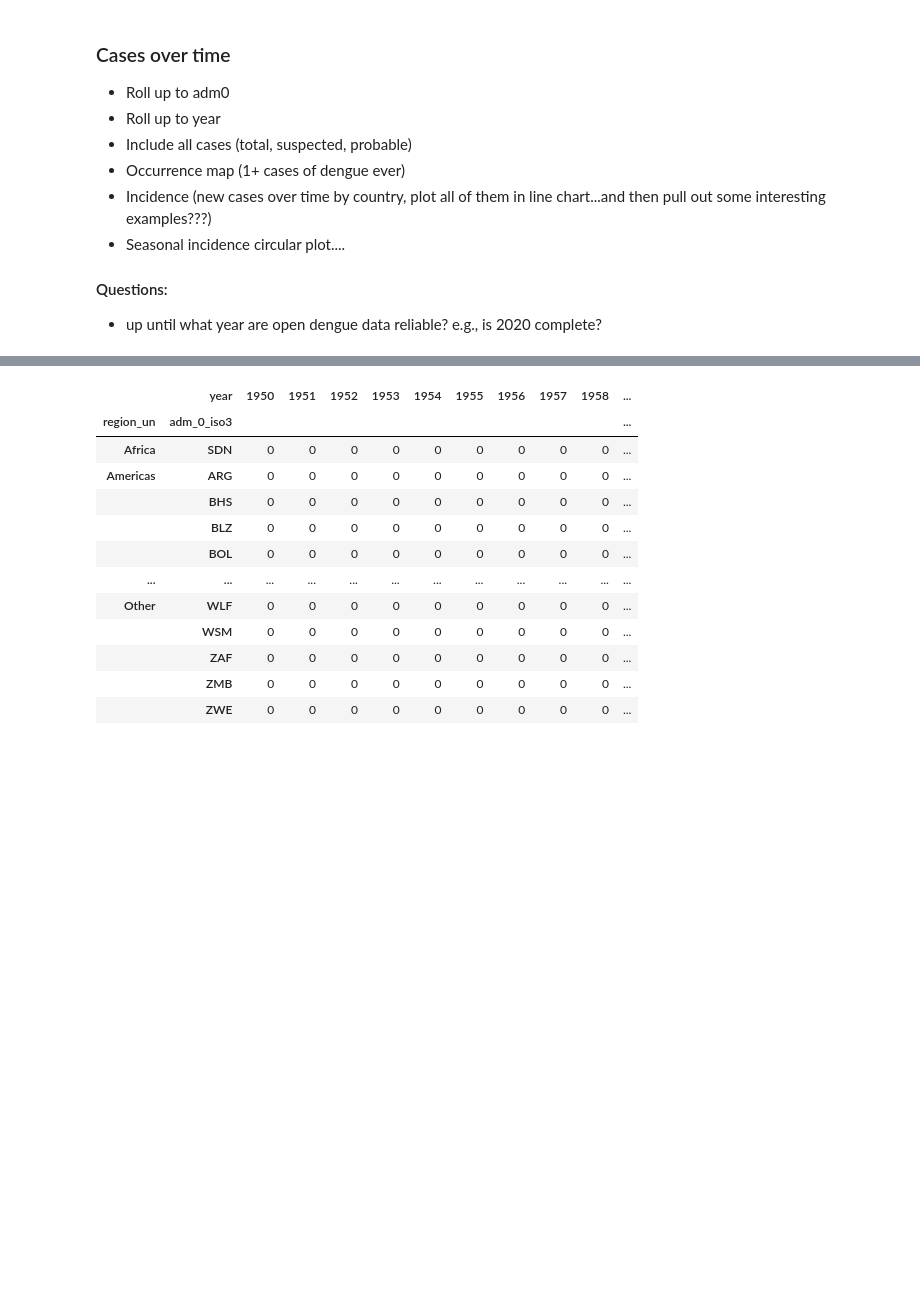
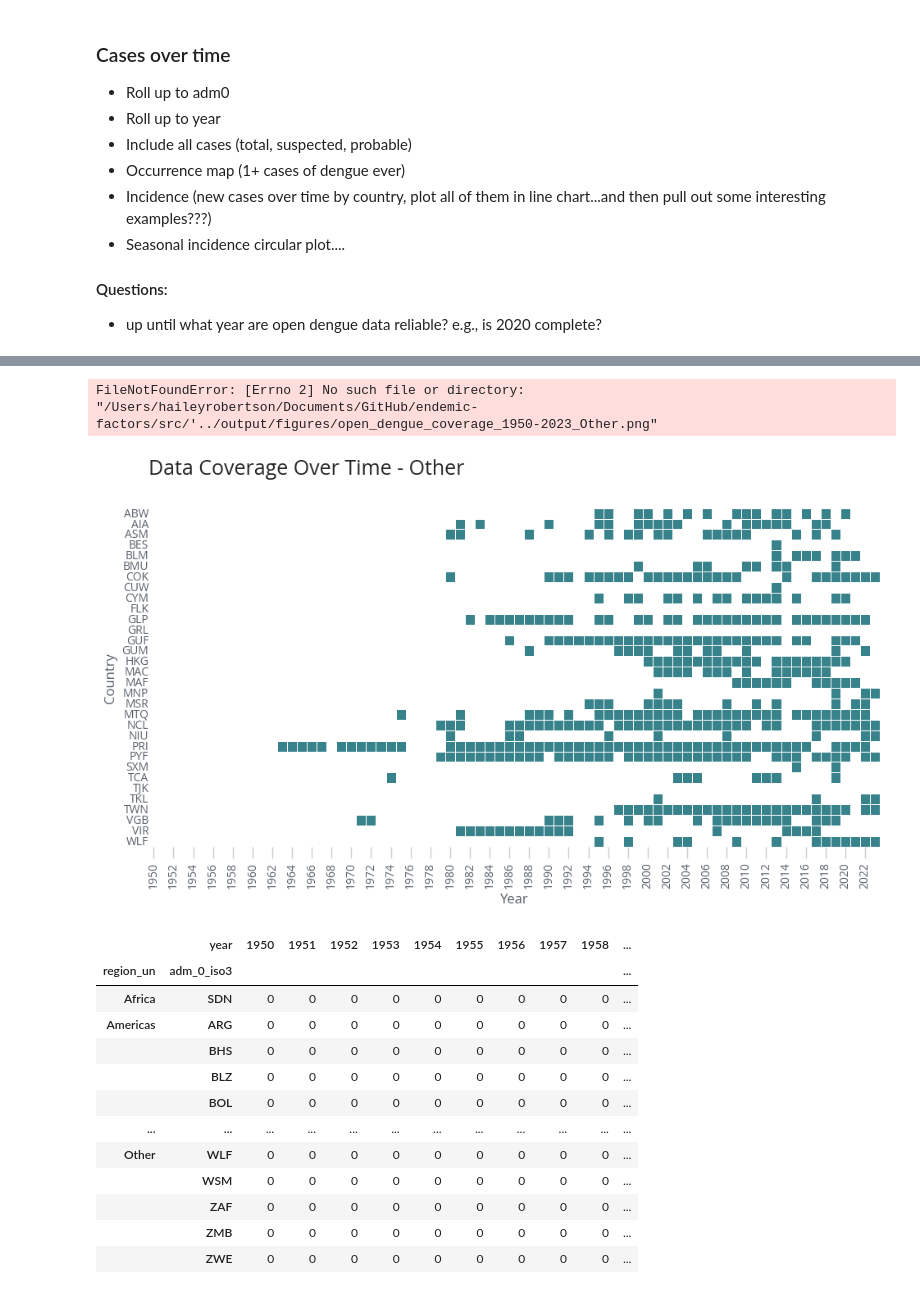
Before and after one commit to haileyrobertson/endemic-factors, a Jupyter notebook: src/ef_opendengue_cleaning.ipynb, the cells around one changed output, grey strips where cells are left out. Drawn from its saved outputs; the diff is of its cells as text; code cells hidden in the pictures; blank space fills up the shorter version.

```diff
--- a/src/ef_opendengue_cleaning.ipynb
+++ b/src/ef_opendengue_cleaning.ipynb
@@ -451,3 +498,46 @@ plt.show()
+# %%
+# Get unique regions
+regions = dengue_pop['region_un'].unique()
+
+# Custom color settings
+custom_colors = ["white", colors[1]]  # Example colors (adjust as needed)
+
+# Loop through each region and create an individual plot
+for region in regions:
+    # Filter the heatmap data by region
+    region_data = dengue_pop[dengue_pop['region_un'] == region].pivot(index='adm_0_iso3', columns='year', values='incidence').fillna(0)
+
+    # Create binary heatmap data (1 where incidence > 0, 0 otherwise)
+    binary_region_data = np.where(region_data == 0, 0, 1)
+    binary_region_data = pd.DataFrame(binary_region_data, index=region_data.index, columns=region_data.columns)
+
+    # Create a new figure for each region
+    plt.figure(figsize=(10, 6))
+
+    # Plot the heatmap
+    sns.heatmap(data=binary_region_data, cmap=custom_colors, annot=False, fmt='g', linewidths=0.5, vmin=0, vmax=1, cbar=False)
+
+    # Set labels and title
+    plt.title(f"Data Coverage Over Time - {region}", loc='left')
+    plt.ylabel('Country')
+    plt.xlabel('Year')
+
+    # Customize tick parameters for readability
+    plt.xticks(rotation=90, fontsize=10)
+    plt.yticks(rotation=0, fontsize=10)
+
+    # Adjust layout for better spacing
+    plt.tight_layout()
+
+    # Save each plot with a unique filename based on the region
+    filename = f"../output/figures/open_dengue_coverage_1950-2023_{region.replace(' ', '_')}.png"  # Replace spaces with underscores for safe filenames
+    plt.savefig(filename, format='png', dpi=300)
+
+    # Close the plot to free up memory
+    plt.close()
+# %% [output]
+FileNotFoundError: [Errno 2] No such file or directory: "/Users/haileyrobertson/Documents/GitHub/endemic-factors/src/'../output/figures/open_dengue_coverage_1950-2023_Other.png"
+[figure, added]
 # %%
 # Add presence column and pivot the data for the heatmap
 dengue_pop['dengue_presence'] = (dengue_pop['dengue_total'] > 0).astype(int)
```
Also changed, not shown: parts of 8 cells of this notebook, 7 other files.
